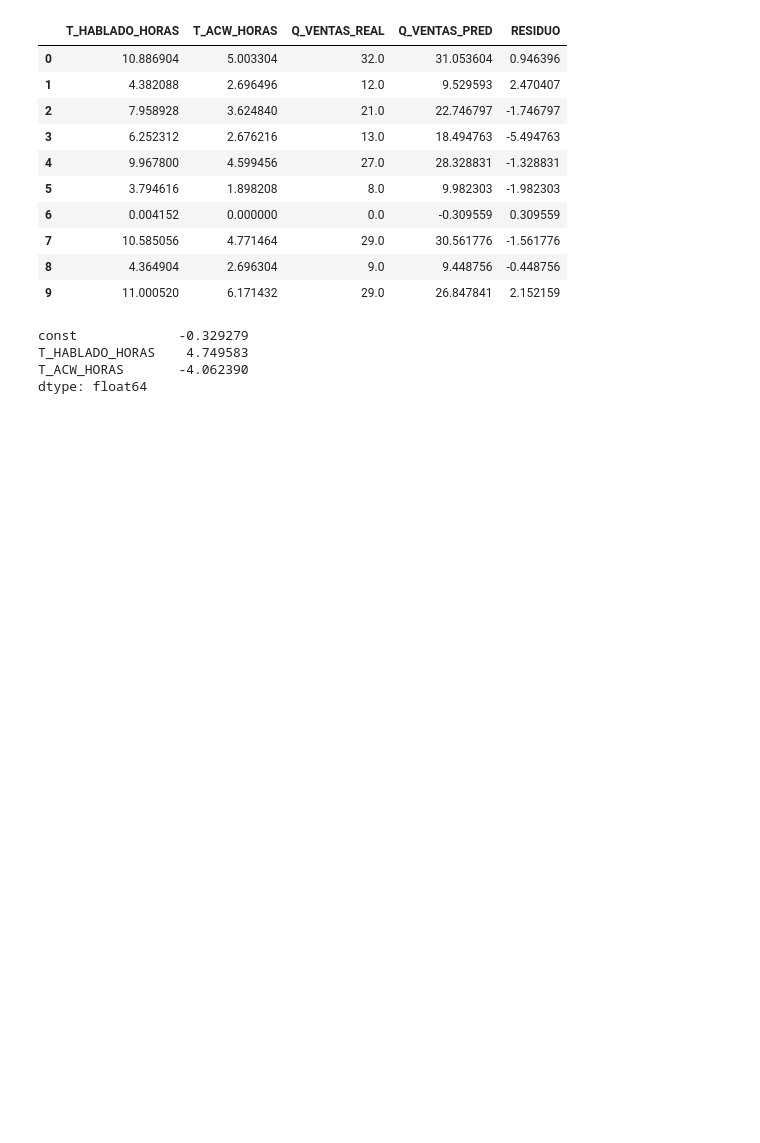
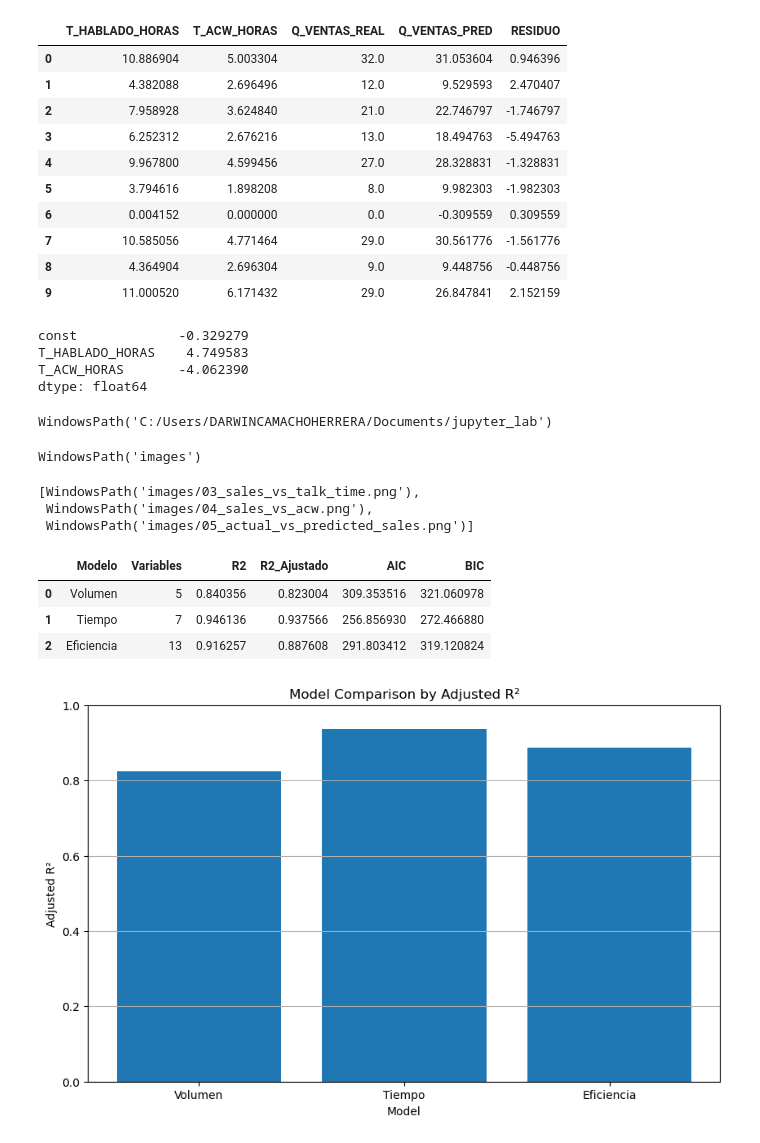
Before and after one commit to darwincamacho/call-center-sales-drivers-regression, a Jupyter notebook: notebooks/analysis_regression.ipynb, the cells around one changed output. Drawn from its saved outputs; the diff is of its cells as text; code cells hidden in the pictures; blank space fills up the shorter version.

Commit message:
Improve README with visual results and update analysis notebook

```diff
--- a/notebooks/analysis_regression.ipynb
+++ b/notebooks/analysis_regression.ipynb
@@ -725,3 +729,54 @@ const             -0.329279
 T_HABLADO_HORAS    4.749583
 T_ACW_HORAS       -4.062390
 dtype: float64
+# %%
+from pathlib import Path
+
+Path.cwd()
+# %% [output]
+WindowsPath('C:/Users/DARWINCAMACHOHERRERA/Documents/jupyter_lab')
+# %%
+from pathlib import Path
+
+images_path = Path("images")
+images_path.mkdir(parents=True, exist_ok=True)
+
+images_path
+# %% [output]
+WindowsPath('images')
+# %%
+list(images_path.glob("*.png"))
+# %% [output]
+[WindowsPath('images/03_sales_vs_talk_time.png'),
+ WindowsPath('images/04_sales_vs_acw.png'),
+ WindowsPath('images/05_actual_vs_predicted_sales.png')]
+# %%
+from pathlib import Path
+
+images_path = Path("images")
+images_path.mkdir(parents=True, exist_ok=True)
+# %%
+comparacion_modelos
+# %% [output]
+|  | Modelo | Variables | R2 | R2_Ajustado | AIC | BIC |
+| 0 | Volumen | 5 | 0.840356 | 0.823004 | 309.353516 | 321.060978 |
+| 1 | Tiempo | 7 | 0.946136 | 0.937566 | 256.856930 | 272.466880 |
+| 2 | Eficiencia | 13 | 0.916257 | 0.887608 | 291.803412 | 319.120824 |
+# %%
+plt.figure(figsize=(10, 6))
+
+plt.bar(
+    comparacion_modelos["Modelo"],
+    comparacion_modelos["R2_Ajustado"]
+)
+
+plt.title("Model Comparison by Adjusted R²")
+plt.xlabel("Model")
+plt.ylabel("Adjusted R²")
+plt.ylim(0, 1)
+plt.grid(axis="y")
+
+plt.savefig(images_path / "01_model_comparison.png", dpi=300, bbox_inches="tight")
+plt.show()
+# %% [output]
+[figure, added]
```
Also changed, not shown: parts of 5 cells of this notebook, 7 other files.
